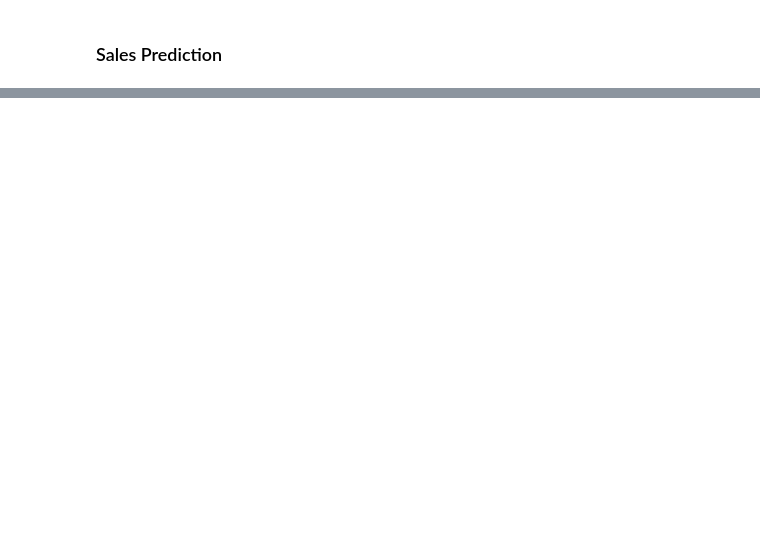
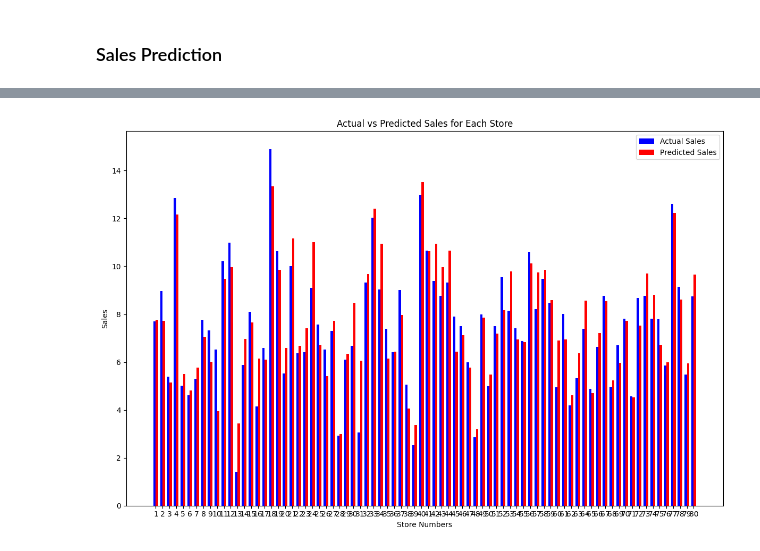
Before and after one commit to fredrik998/AppliedMachineLearning, a Jupyter notebook: Codes/FredrikCodes.ipynb, the cells around one changed output, grey strips where cells are left out. Drawn from its saved outputs; the diff is of its cells as text; code cells hidden in the pictures; blank space fills up the shorter version.

Commit message:
ML Models finished Fred

```diff
--- a/Codes/FredrikCodes.ipynb
+++ b/Codes/FredrikCodes.ipynb
@@ -266,0 +396,27 @@ We can see that PriceDiff removes the colinearity between Price and CompPrice.
+# %%
+# Predict on the test set using the OLS model
+predicted_sales = osl.predict(X_test)
+
+# Create an index representing the store numbers (based on row numbers)
+store_numbers = np.arange(1, len(X_test) + 1)
+
+# Calculate the differences between actual and predicted sales
+difference = y_test - predicted_sales
+
+# Plotting the comparison of actual vs predicted sales for each store
+plt.figure(figsize=(12, 8))
+bar_width = 0.35
+index = np.arange(len(store_numbers))
+
+plt.bar(index, y_test, bar_width, label='Actual Sales', color='blue')
+plt.bar(index + bar_width, predicted_sales, bar_width, label='Predicted Sales', color='red')
+
+plt.xlabel('Store Numbers')
+plt.ylabel('Sales')
+plt.title('Actual vs Predicted Sales for Each Store')
+plt.xticks(index + bar_width / 2, store_numbers)  # Set store numbers as x-axis labels
+plt.legend()
+plt.tight_layout()
+plt.show()
+# %% [output]
+[figure, added]
```
Also changed, not shown: parts of 21 cells of this notebook.
